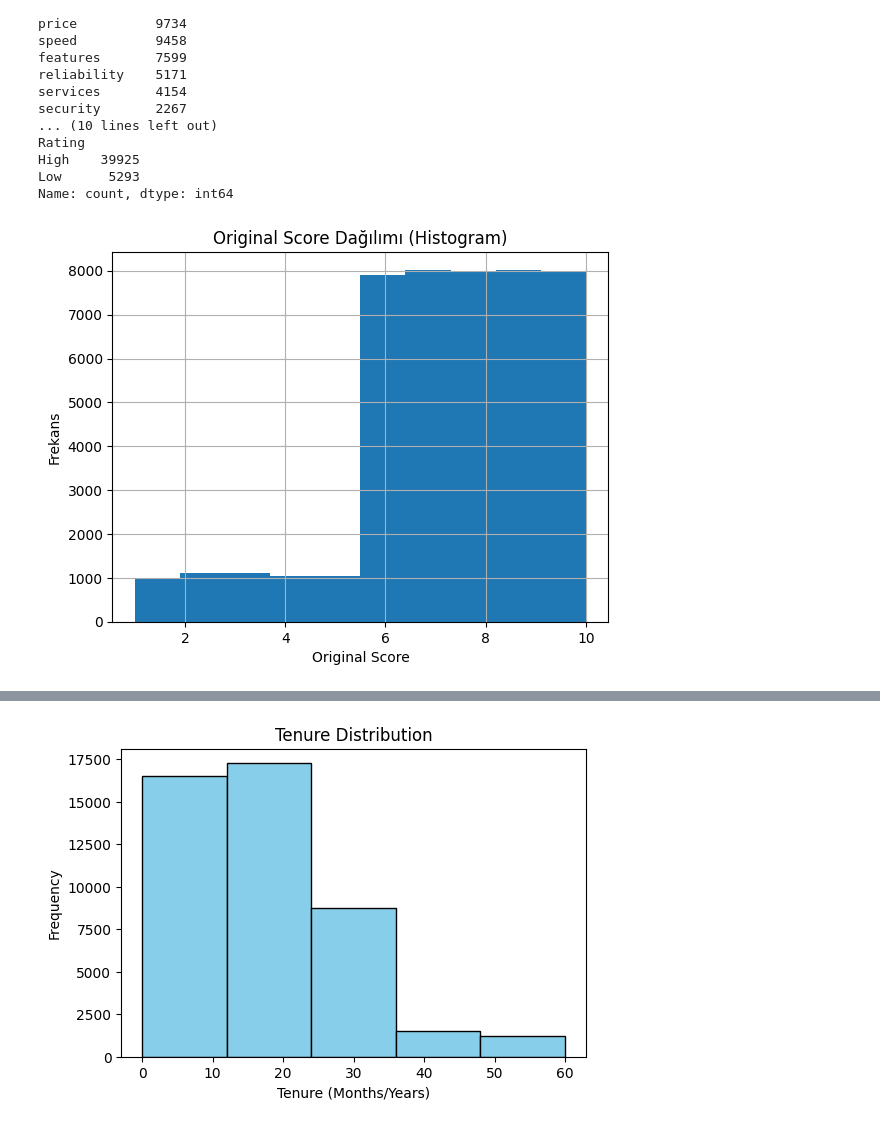
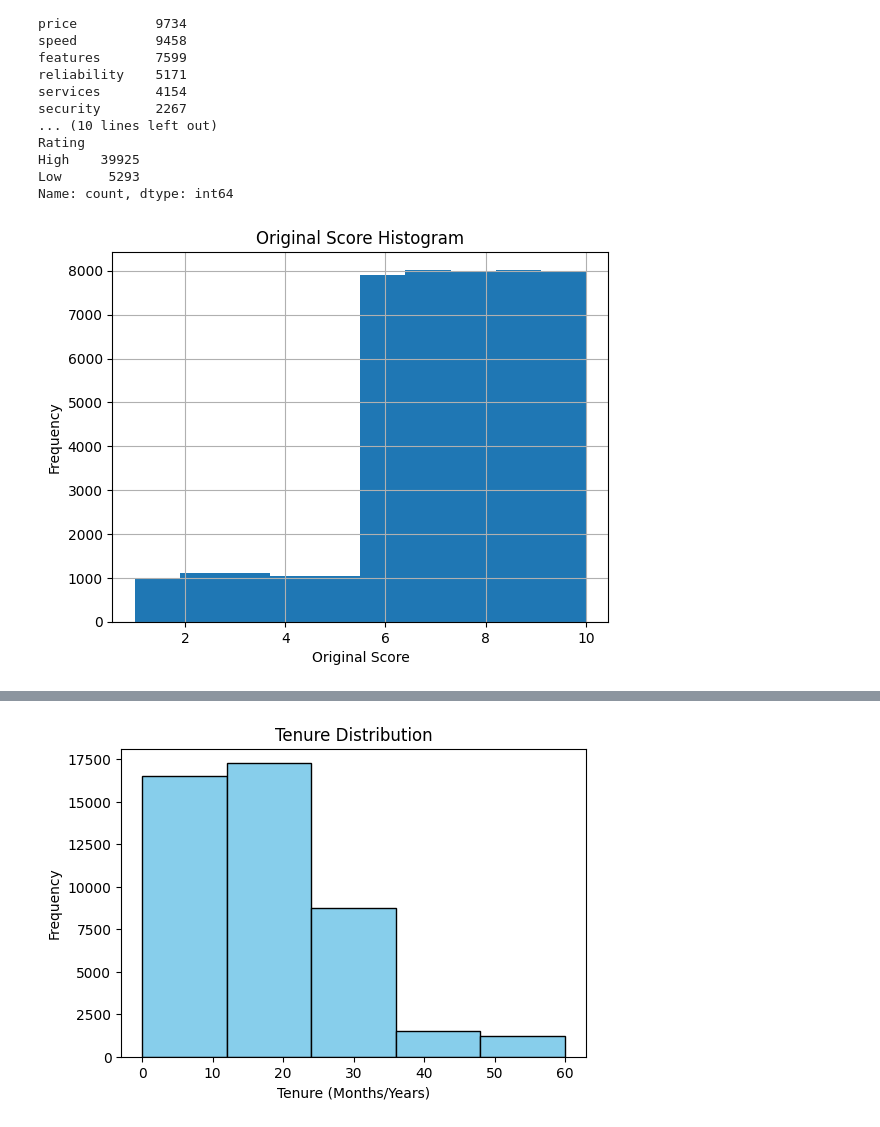
Before and after one commit to nihad-rusanov/EtaVista_Task, a Jupyter notebook: Data Analysis and Visualization Task/anlysis_task_solution.ipynb, the cells around one changed output, grey strips where cells are left out. Saved outputs shown, nothing was run; the diff lists cells and outputs as text; code cells hidden in the pictures.

```diff
--- a/Data Analysis and Visualization Task/anlysis_task_solution.ipynb
+++ b/Data Analysis and Visualization Task/anlysis_task_solution.ipynb
@@ -124,11 +124,11 @@ Low      5293
 Name: count, dtype: int64
 # %%
 customer_feedback['Original Score'].hist(bins=10)
-plt.title("Original Score Dağılımı (Histogram)")
+plt.title("Original Score Histogram")
 plt.xlabel("Original Score")
-plt.ylabel("Frekans")
+plt.ylabel("Frequency")
 plt.show()
 # %% [output]
-[figure, old version]
+[figure, new version]
 # %%
 avg_score_by_role = customer_feedback.groupby('Role')['Original Score'].mean()
```
Also changed, not shown: parts of 4 cells of this notebook.
